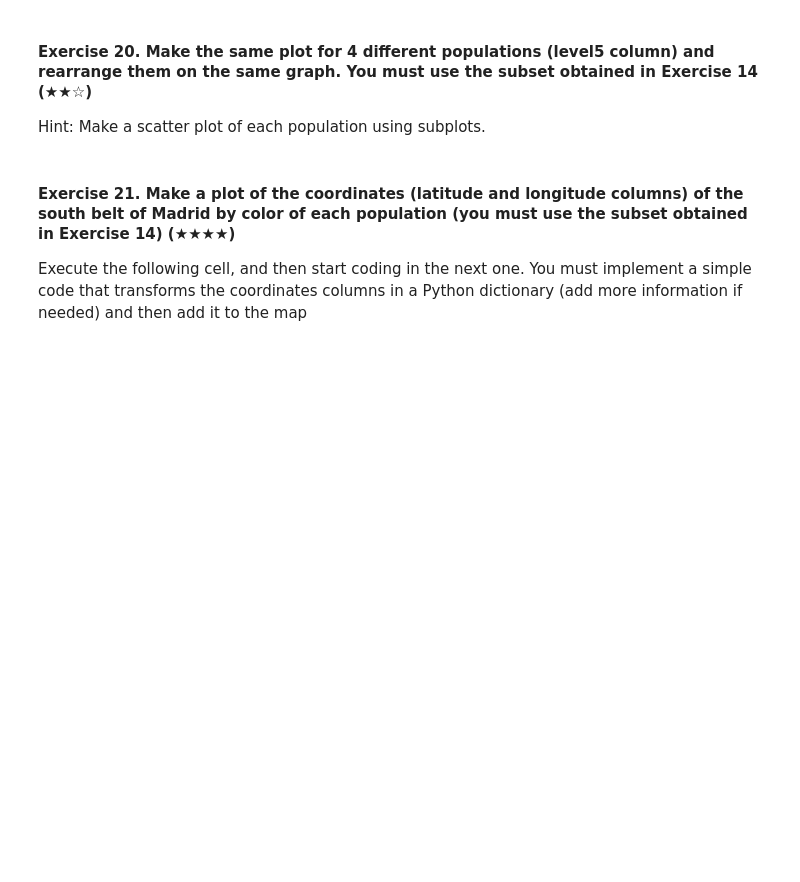
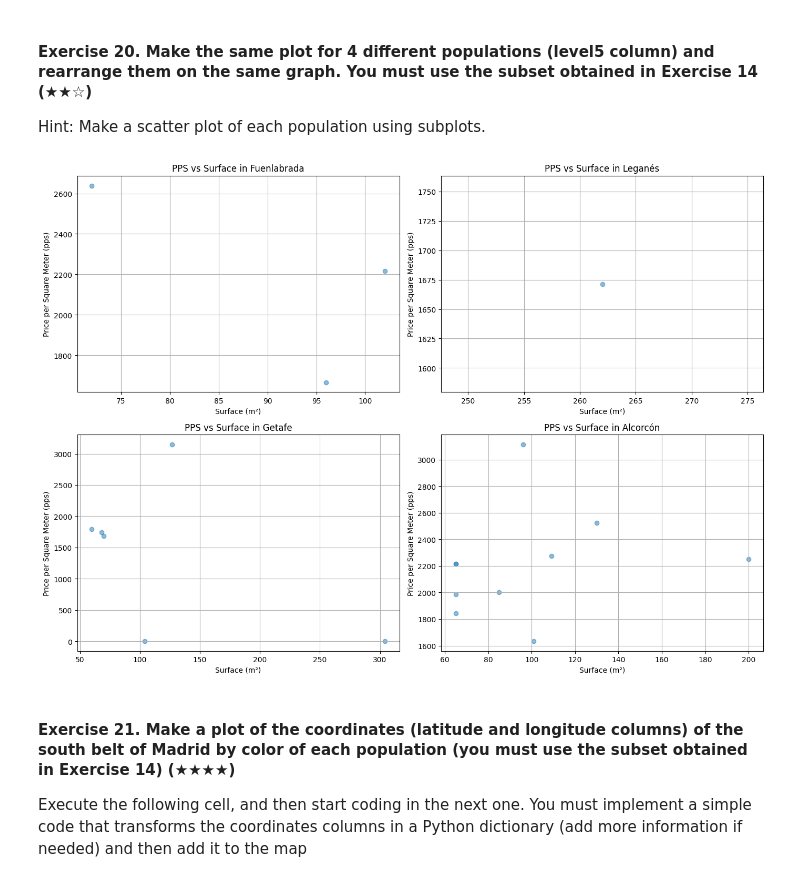
Before and after one commit to 4GeeksAcademy/realestate-datacleanup-exercise, a Jupyter notebook: project.ipynb, the cells around one changed output. Saved outputs shown, nothing was run; the diff lists cells and outputs as text; code cells hidden in the pictures; blank space fills up the shorter version.

```diff
--- a/project.ipynb
+++ b/project.ipynb
@@ -422,6 +528,39 @@ Hint: Create a new column called `pps` (price per square meter) and then analyze
 Hint: Make a scatter plot of each population using subplots.
 # %%
 # TODO
+
+# Asegúrate de que 'ds' esté definido y cargado correctamente
+# ds = pd.read_csv('your_data_file.csv')  # Ajusta esto según cómo cargas tu DataFrame
+
+# Subconjunto de datos del Ejercicio 14: propiedades nuevas
+subset_df = ds[ds['isNew'] == True]
+
+# Eliminar filas con valores NaN en las columnas de precio y superficie
+subset_df = subset_df.dropna(subset=['price', 'surface'])
+
+# Crear la columna pps (price per square meter)
+subset_df['pps'] = subset_df['price'] / subset_df['surface']
+
+# Seleccionar las poblaciones
+populations = ["Fuenlabrada", "Leganés", "Getafe", "Alcorcón"]
+subset_dfs = {pop: subset_df[subset_df['level5'] == pop] for pop in populations}
+
+# Crear los subplots
+fig, axs = plt.subplots(2, 2, figsize=(14, 10))
+
+# Plot para cada población
+for ax, (pop, data) in zip(axs.ravel(), subset_dfs.items()):
+    ax.scatter(data['surface'], data['pps'], alpha=0.5)
+    ax.set_title(f'PPS vs Surface in {pop}')
+    ax.set_xlabel('Surface (m²)')
+    ax.set_ylabel('Price per Square Meter (pps)')
+    ax.grid(True)
+
+# Ajustar el layout
+plt.tight_layout()
+plt.show()
+# %% [output]
+[figure, added]
 # %% [markdown]
 #### Exercise 21. Make a plot of the coordinates (latitude and longitude columns) of the south belt of Madrid by color of each population (you must use the subset obtained in Exercise 14) (★★★★)
 
```
Also changed, not shown: parts of 4 cells of this notebook.
